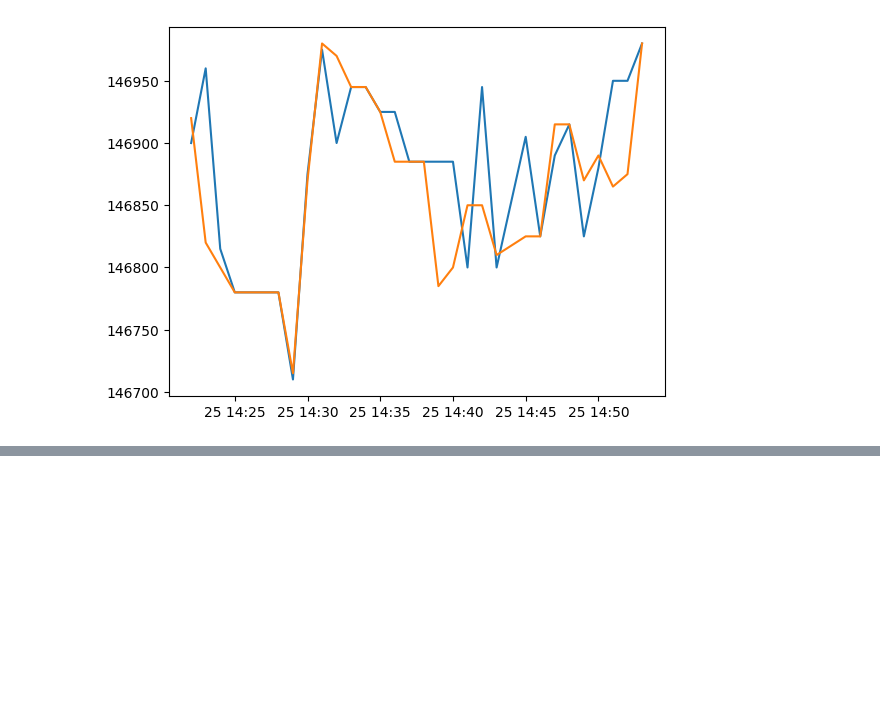
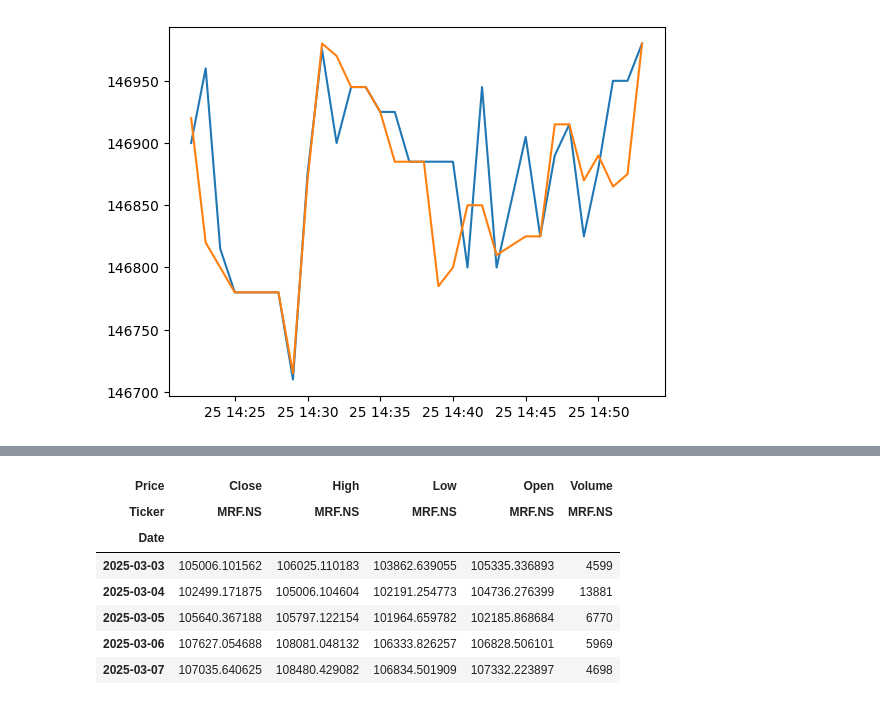
Before and after one commit to satyam-1906/quant-data-analysis, a Jupyter notebook: data.ipynb, the cells around one changed output, grey strips where cells are left out. Cells and saved outputs as stored; diff of their text form; code cells hidden in the pictures; blank space fills up the shorter version.

```diff
--- a/data.ipynb
+++ b/data.ipynb
@@ -55,0 +78,11 @@ except Exception as e:
+# %%
+df.head()
+# %% [output]
+| Price | Close | High | Low | Open | Volume |
+| Ticker | MRF.NS | MRF.NS | MRF.NS | MRF.NS | MRF.NS |
+| Date |  |  |  |  |  |
+| 2025-03-03 | 105006.101562 | 106025.110183 | 103862.639055 | 105335.336893 | 4599 |
+| 2025-03-04 | 102499.171875 | 105006.104604 | 102191.254773 | 104736.276399 | 13881 |
+| 2025-03-05 | 105640.367188 | 105797.122154 | 101964.659782 | 102185.868684 | 6770 |
+| 2025-03-06 | 107627.054688 | 108081.048132 | 106333.826257 | 106828.506101 | 5969 |
+| 2025-03-07 | 107035.640625 | 108480.429082 | 106834.501909 | 107332.223897 | 4698 |
```
Also changed, not shown: parts of 5 cells of this notebook, 1 other file.
